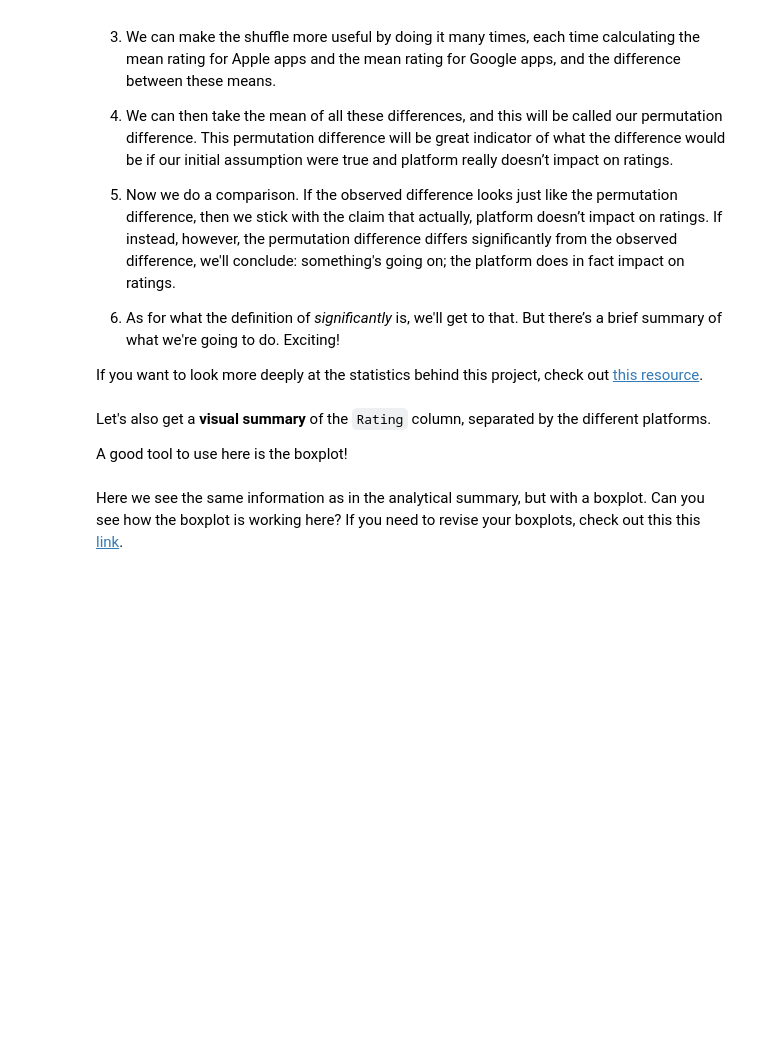
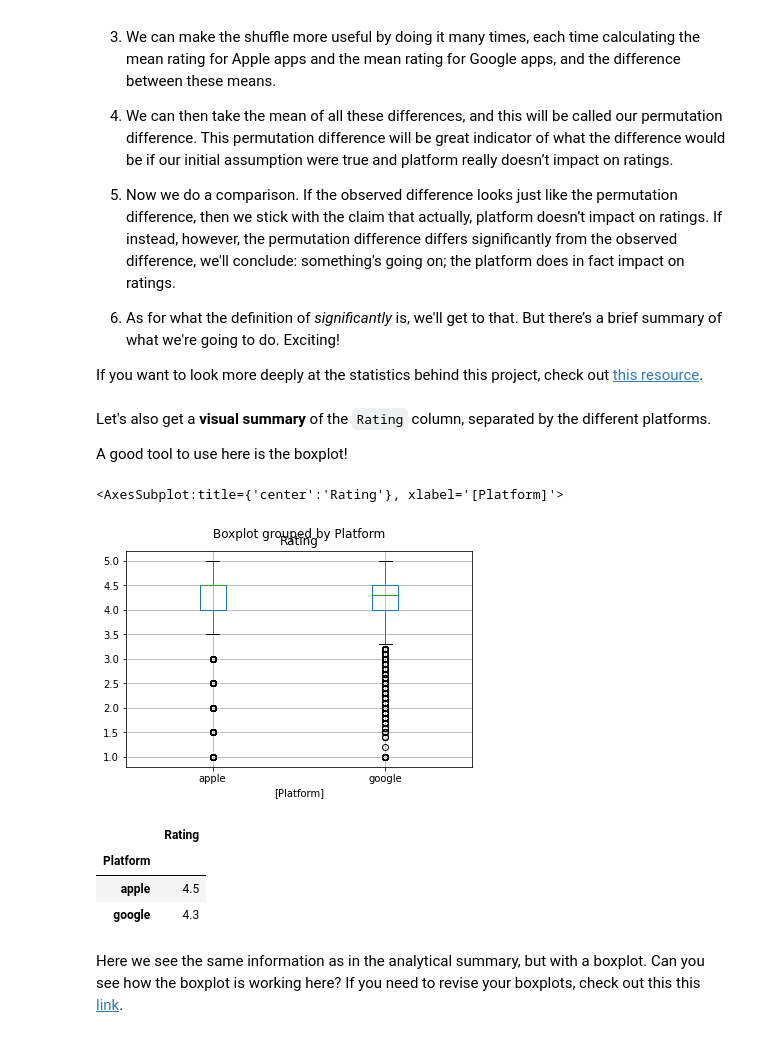
Before and after one commit to ChadDelany/Apps_Case_Study, a Jupyter notebook: Project Files/Springboard Apps project - Tier 3 - Complete.ipynb, the cells around one changed output. Drawn from its saved outputs; the diff is of its cells as text; code cells hidden in the pictures; blank space fills up the shorter version.

```diff
--- a/Project Files/Springboard Apps project - Tier 3 - Complete.ipynb
+++ b/Project Files/Springboard Apps project - Tier 3 - Complete.ipynb
@@ -302,8 +302,8 @@ Apple.head(3)
 Let's combine the two datasets into a single data frame called `df`.
 # %%
 # Let's use the append() method to append Apple to Google.
-_ _ _
+df = Google.append(Apple)
 
 # Using the sample() method with the number 12 passed to it, check 12 random points of your dataset.
-_ _ _
+df.sample(n=12)
 # %% [output]
@@ -314,10 +326,11 @@ SyntaxError: invalid syntax (Temp/ipykernel_18692/1685769082.py, line 2)
 As you can see there are some `NaN` values. We want to eliminate all these `NaN` values from the table.
 # %%
 # Lets check first the dimesions of df before droping `NaN` values. Use the .shape feature.
-_ _ _
+df.shape
+# (18,037, 5)
 
 # Use the dropna() method to eliminate all the NaN values, and overwrite the same dataframe with the result.
-_ _ _
+df.dropna(inplace=True)
 
 # Check the new dimesions of our dataframe.
-_ _ _
+df.shape
@@ -335,4 +357,5 @@ _ _ _
 929 apps do not have reviews, we need to eliminate these points!
 # %%
 # Eliminate the points that have 0 reviews.
-_ _ _
+df = df[df['Reviews'] != 0]
+df.shape
@@ -374,7 +405,17 @@ Let's also get a **visual summary** of the `Rating` column, separated by the dif
 A good tool to use here is the boxplot!
 # %%
 # Call the boxplot() method on our df.
-_ _ _
+df[['Platform', 'Rating']].boxplot(by='Platform')
+# %% [output]
+<AxesSubplot:title={'center':'Rating'}, xlabel='[Platform]'>
+[figure, added]
+# %%
+df[['Platform','Rating']].groupby(['Platform']).median()
+# %% [output]
+|  | Rating |
+| Platform |  |
+| apple | 4.5 |
+| google | 4.3 |
 # %% [markdown]
 Here we see the same information as in the analytical summary, but with a boxplot. Can you see how the boxplot is working here? If you need to revise your boxplots, check out this this [link](https://www.kaggle.com/ramamet4/app-store-apple-data-set-10k-apps).
 # %% [markdown]
```
Also changed, not shown: parts of 6 cells of this notebook.
